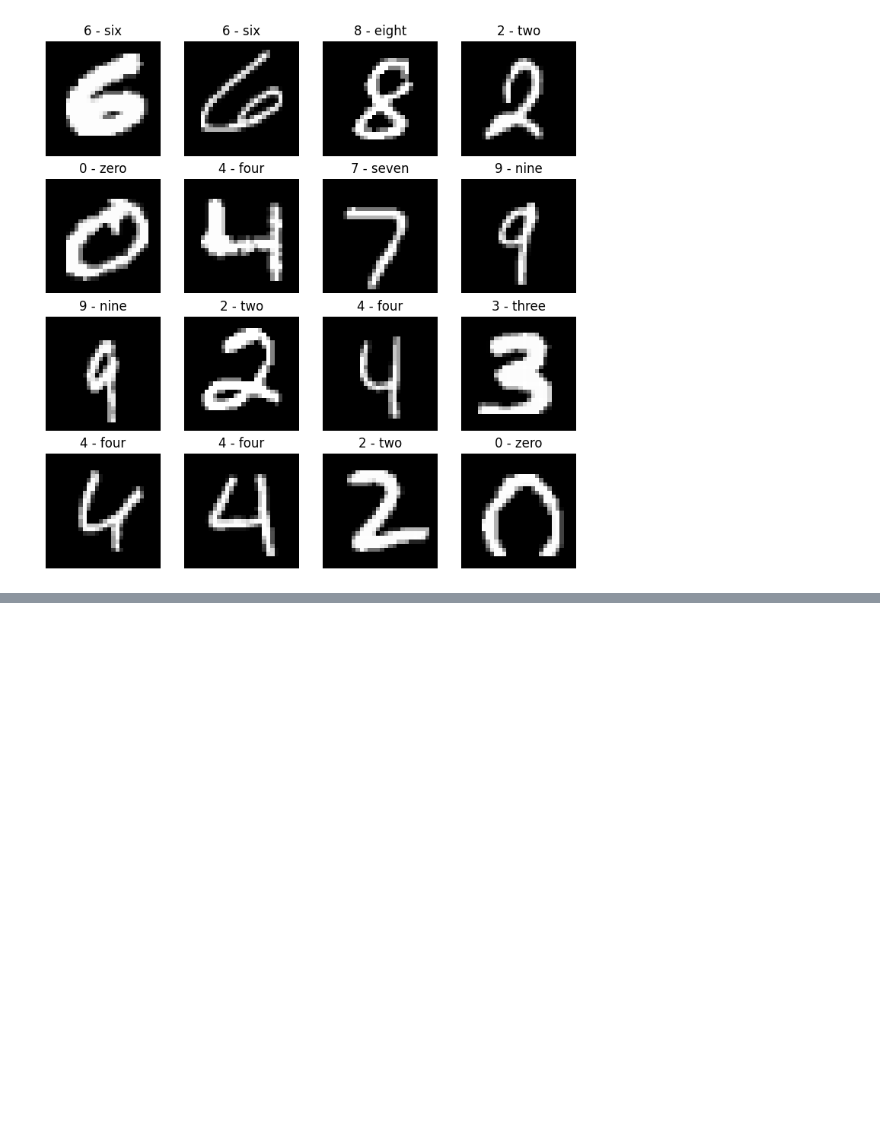
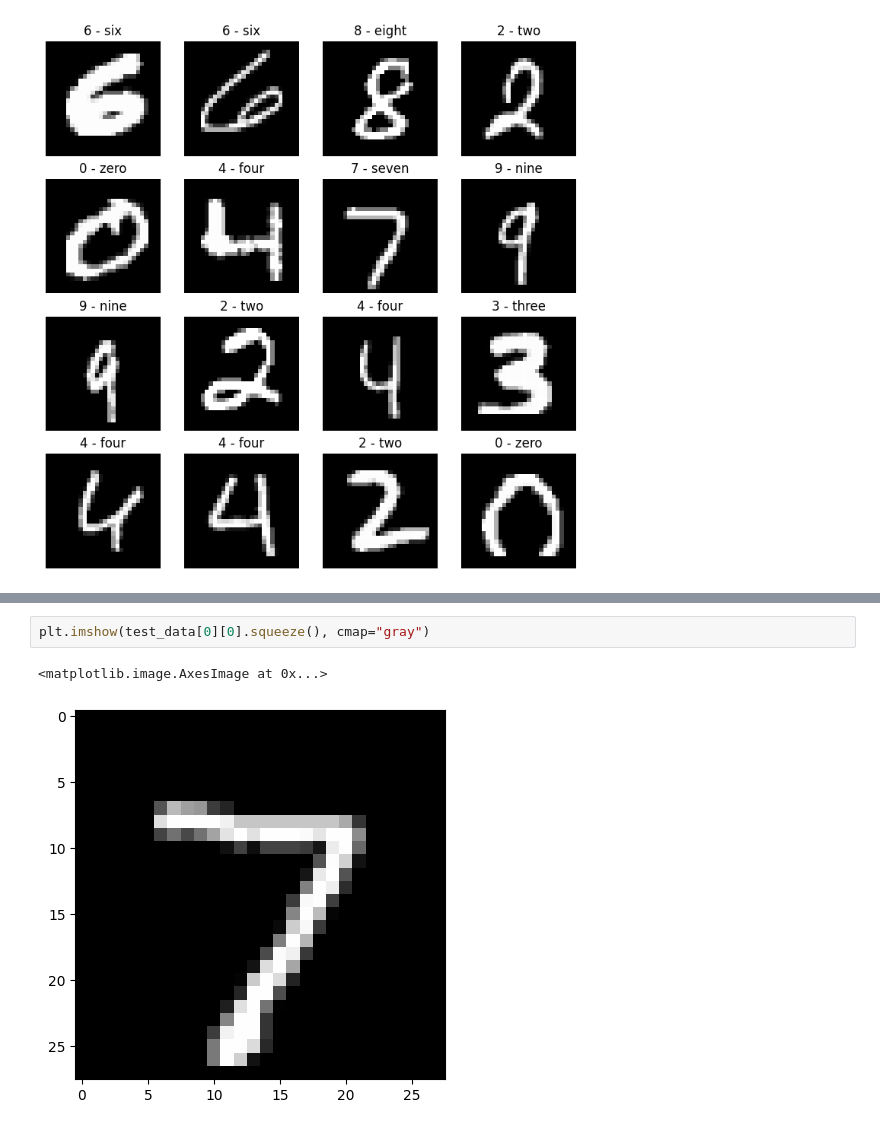
Before and after one commit to AlexanderAKM/Pytorch-Fundamentals, a Jupyter notebook: 03_pytorch_computer_vision.ipynb, the cells around one changed output, grey strips where cells are left out. Saved outputs shown, nothing was run; the diff lists cells and outputs as text; blank space fills up the shorter version.

```diff
--- a/03_pytorch_computer_vision.ipynb
+++ b/03_pytorch_computer_vision.ipynb
@@ -1091,0 +1302,5 @@ for i in range(1, rows * cols + 1):
+# %%
+plt.imshow(test_data[0][0].squeeze(), cmap="gray")
+# %% [output]
+<matplotlib.image.AxesImage at 0x...>
+[figure, added]
```
Also changed, not shown: parts of 17 cells of this notebook.
